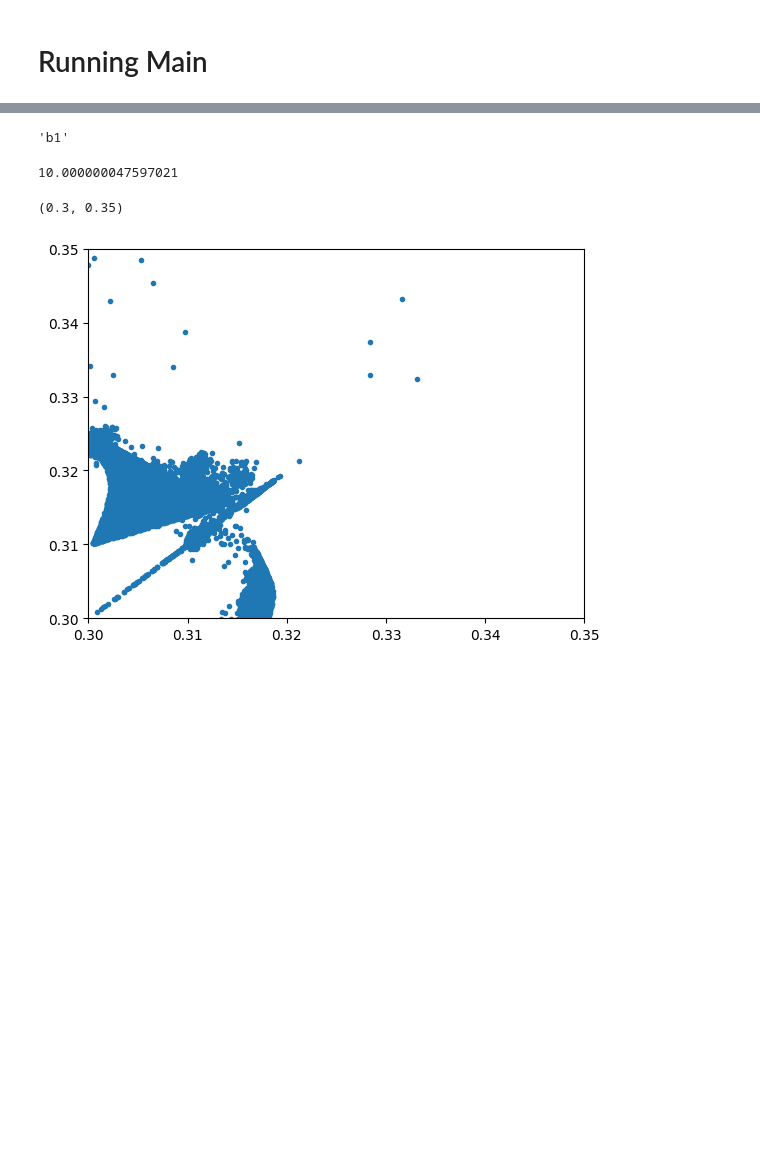
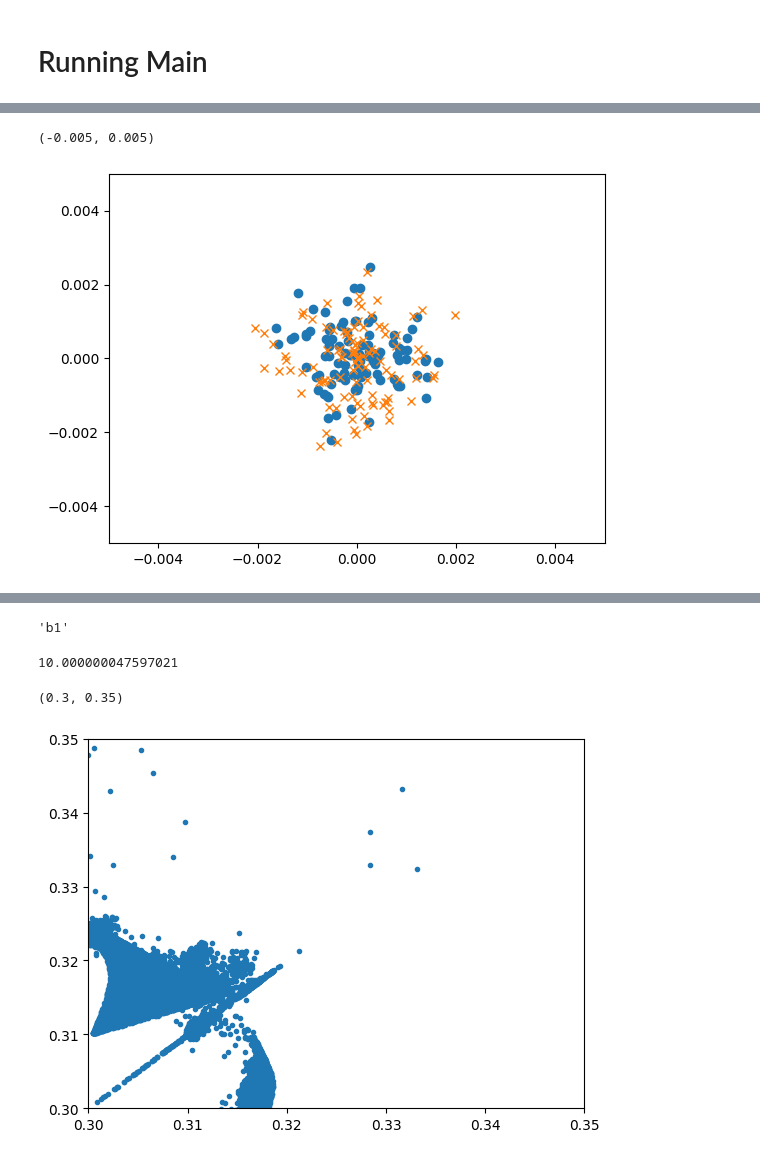
Before and after one commit to pbelange/BBStudies, a Jupyter notebook: Machines/XMask/Jobs/003_particle_dist_and_track/tracking_test.ipynb, the cells around one changed output, grey strips where cells are left out. Drawn from its saved outputs; the diff is of its cells as text; code cells hidden in the pictures; blank space fills up the shorter version.

Commit message:
fixed some things for Calculation_Buffer

```diff
--- a/Machines/XMask/Jobs/003_particle_dist_and_track/tracking_test.ipynb
+++ b/Machines/XMask/Jobs/003_particle_dist_and_track/tracking_test.ipynb
@@ -198,0 +816,34 @@ str(bunch).zfill(4)
+# %%
+import importlib
+xPlus = importlib.reload(xPlus)
+#-----------------------
+print('GENERATING PARTICLES')
+particles,coordinates = main.generate_particles( n_part      = n_parts,
+                                            force_n_part= False,
+                                            nemitt_x    = nemitt_x,
+                                            nemitt_y    = nemitt_y,
+                                            line        = line,
+                                                _context   = context)
+#----------------------------------
+
+
+# Tracking
+#----------------------------------
+print('START TRACKING...')
+tracked = xPlus.Tracking_Interface( line      = line,
+                                    particles = particles,
+                                    n_turns   = n_turns,
+                                    progress  = True,
+                                    progress_turn_chunk= 100,
+                                    rebuild   = False,
+                                    monitor   = None,
+                                    method    ='6D',
+                                    calculation_buffer = xPlus.Calculation_Buffer(),
+                                    _context   = context)
+
+# Saving emittance:
+tracked.nemitt_x    = nemitt_x
+tracked.nemitt_y    = nemitt_y
+tracked.nemitt_zeta = 1#nemitt_zeta
+
+#----------------------------------
@@ -198,0 +942,9 @@ str(bunch).zfill(4)
+# %%
+plt.figure()
+plt.plot(particles.x,particles.y,'o')
+plt.plot(tracked.monitor.x[:,-1],tracked.monitor.y[:,-1],'x')
+plt.xlim(-0.005,0.005)
+plt.ylim(-0.005,0.005)
+# %% [output]
+(-0.005, 0.005)
+[figure, added]
```
Also changed, not shown: parts of 71 cells of this notebook, 3 other files.
